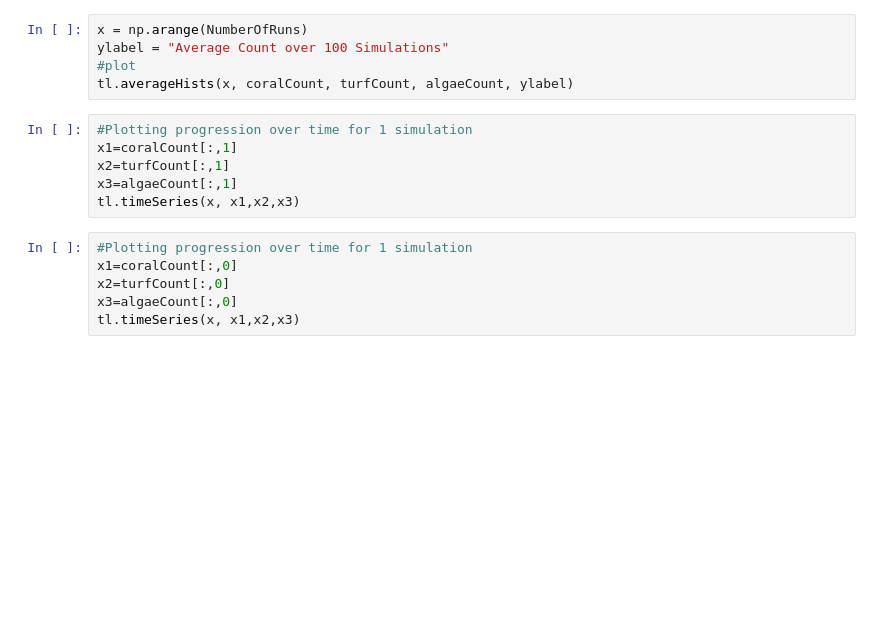
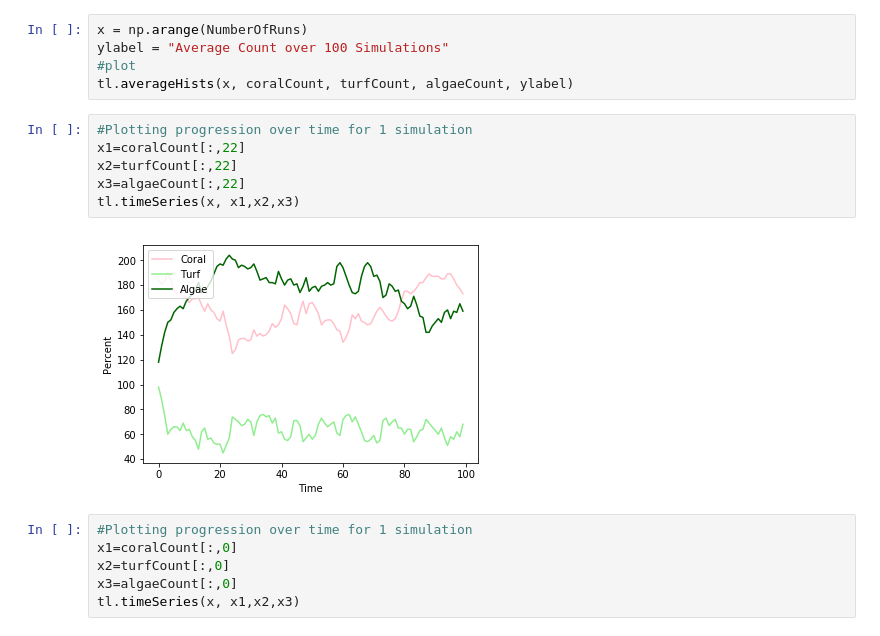
Before and after one commit to rneuhausler/coralModel-analyses, a Jupyter notebook: scripts/coralModelTDA.ipynb, the cells around one changed output. Cells and saved outputs as stored; diff of their text form; blank space fills up the shorter version.

Commit message:
exploring coral highs and lows

```diff
--- a/scripts/coralModelTDA.ipynb
+++ b/scripts/coralModelTDA.ipynb
@@ -210,10 +265,12 @@ ylabel = "Average Count over 100 Simulations"
 tl.averageHists(x, coralCount, turfCount, algaeCount, ylabel)
 # %%
 #Plotting progression over time for 1 simulation
-x1=coralCount[:,1]
-x2=turfCount[:,1]
-x3=algaeCount[:,1]
+x1=coralCount[:,22]
+x2=turfCount[:,22]
+x3=algaeCount[:,22]
 tl.timeSeries(x, x1,x2,x3)
+# %% [output]
+[figure, added]
 # %%
 #Plotting progression over time for 1 simulation
 x1=coralCount[:,0]
```
Also changed, not shown: parts of 14 cells of this notebook.
